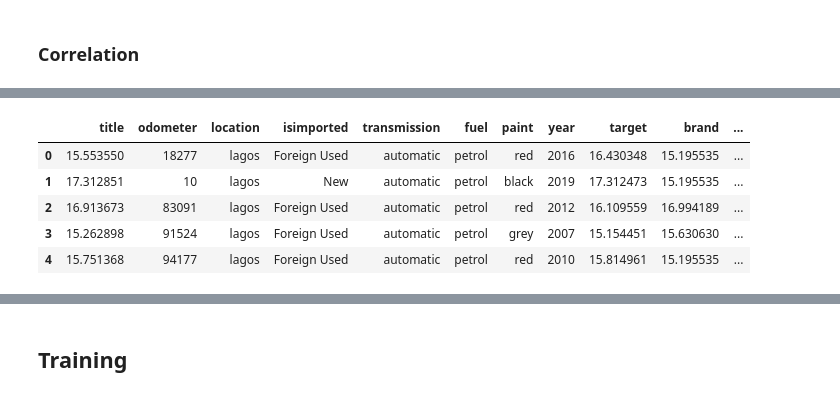
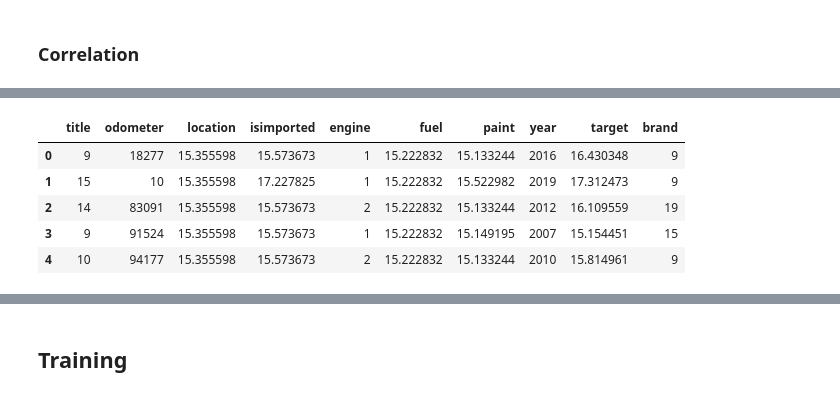
Before and after one commit to GNOEYHEAT/DACON, a Jupyter notebook: 235901_중고차 가격 예측 경진대회/1. Stacking.ipynb, the cells around one changed output, grey strips where cells are left out. Saved outputs shown, nothing was run; the diff lists cells and outputs as text; code cells hidden in the pictures.

```diff
--- a/235901_중고차 가격 예측 경진대회/1. Stacking.ipynb
+++ b/235901_중고차 가격 예측 경진대회/1. Stacking.ipynb
@@ -355,3 +406,27 @@ test["engine_1"].unique(), test["engine_2"].unique()
+# %%
+train = train.replace({
+    '2-cylinder(I2)' : 1,
+    '3-cylinder(I3)' : 1,
+    '4-cylinder(I4)' : 1,
+    '5-cylinder(I5)' : 1,
+    '6-cylinder(I6)' : 1,
+    '6-cylinder(V6)' : 2,
+    '4-cylinder(H4)' : 3,
+    '8-cylinder(V8)' : 3,
+    '12-cylinder(V12)' : 4,
+})
+
+test = test.replace({
+    '2-cylinder(I2)' : 1,
+    '3-cylinder(I3)' : 1,
+    '4-cylinder(I4)' : 1,
+    '5-cylinder(I5)' : 1,
+    '6-cylinder(I6)' : 1,
+    '6-cylinder(V6)' : 2,
+    '4-cylinder(H4)' : 3,
+    '8-cylinder(V8)' : 3,
+    '12-cylinder(V12)' : 4,
+})
 # %% [markdown]
 ### transmission
 # %%
@@ -366,3 +441,5 @@ test["transmission"].value_counts()
 automatic    414
 manual        22
 Name: transmission, dtype: int64
+# %%
+train, test = TargetEncoder("transmission", "median", train, test)
@@ -380,3 +459,5 @@ test["fuel"].value_counts()
 petrol    416
 diesel     20
 Name: fuel, dtype: int64
+# %%
+train, test = TargetEncoder("fuel", "median", train, test)
@@ -452,3 +535,5 @@ green      16
 gold       15
 brown       7
 Name: paint, dtype: int64
+# %%
+train, test = TargetEncoder("paint", "median", train, test)
@@ -457,12 +550,12 @@ Name: paint, dtype: int64
 # %%
-train = train.drop(["id", "engine"], axis=1)
-test = test.drop(["id", "engine"], axis=1)
+train = train.drop(["id", "transmission"], axis=1)
+test = test.drop(["id", "transmission"], axis=1)
 
 train.head()
 # %% [output]
-|  | title | odometer | location | isimported | transmission | fuel | paint | year | target | brand | ... |
-| 0 | 15.553550 | 18277 | lagos | Foreign Used | automatic | petrol | red | 2016 | 16.430348 | 15.195535 | ... |
-| 1 | 17.312851 | 10 | lagos | New | automatic | petrol | black | 2019 | 17.312473 | 15.195535 | ... |
-| 2 | 16.913673 | 83091 | lagos | Foreign Used | automatic | petrol | red | 2012 | 16.109559 | 16.994189 | ... |
-| 3 | 15.262898 | 91524 | lagos | Foreign Used | automatic | petrol | grey | 2007 | 15.154451 | 15.630630 | ... |
-| 4 | 15.751368 | 94177 | lagos | Foreign Used | automatic | petrol | red | 2010 | 15.814961 | 15.195535 | ... |
+|  | title | odometer | location | isimported | engine | fuel | paint | year | target | brand |
+| 0 | 9 | 18277 | 15.355598 | 15.573673 | 1 | 15.222832 | 15.133244 | 2016 | 16.430348 | 9 |
+| 1 | 15 | 10 | 15.355598 | 17.227825 | 1 | 15.222832 | 15.522982 | 2019 | 17.312473 | 9 |
+| 2 | 14 | 83091 | 15.355598 | 15.573673 | 2 | 15.222832 | 15.133244 | 2012 | 16.109559 | 19 |
+| 3 | 9 | 91524 | 15.355598 | 15.573673 | 1 | 15.222832 | 15.149195 | 2007 | 15.154451 | 15 |
+| 4 | 10 | 94177 | 15.355598 | 15.573673 | 2 | 15.222832 | 15.133244 | 2010 | 15.814961 | 9 |
```
Also changed, not shown: parts of 36 cells of this notebook.
